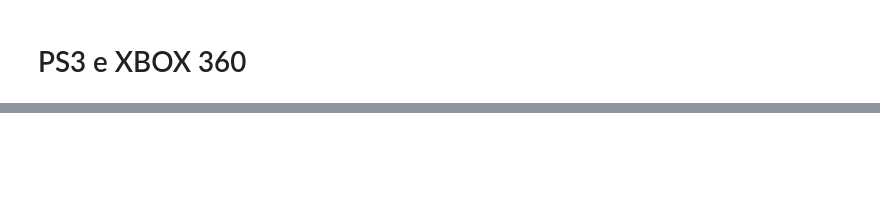
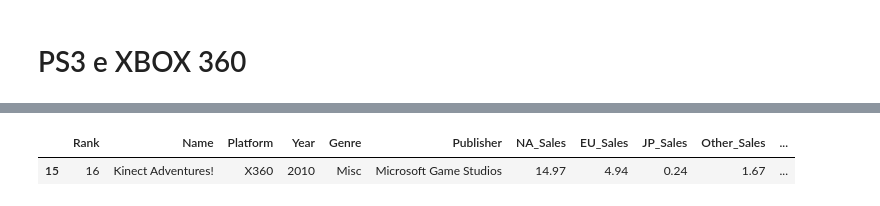
Before and after one commit to hermeson883/Big_Data_Work, a Jupyter notebook: Games_sales.ipynb, the cells around one changed output, grey strips where cells are left out. Saved outputs shown, nothing was run; the diff lists cells and outputs as text; code cells hidden in the pictures; blank space fills up the shorter version.

```diff
--- a/Games_sales.ipynb
+++ b/Games_sales.ipynb
@@ -773,0 +743,7 @@ ps4_one.loc[ps4_one["Publisher"] == "Sony Computer Entertainment"]
+# %%
+xbox_most_sale_game = games_sale.query('Publisher.str.contains("Microsoft")')
+xbox_most_sale_game = xbox_most_sale_game.loc[xbox_most_sale_game['Global_Sales'] == xbox_most_sale_game['Global_Sales'].max()]
+xbox_most_sale_game
+# %% [output]
+|  | Rank | Name | Platform | Year | Genre | Publisher | NA_Sales | EU_Sales | JP_Sales | Other_Sales | ... |
+| 15 | 16 | Kinect Adventures! | X360 | 2010 | Misc | Microsoft Game Studios | 14.97 | 4.94 | 0.24 | 1.67 | ... |
```
Also changed, not shown: parts of 41 cells of this notebook.
